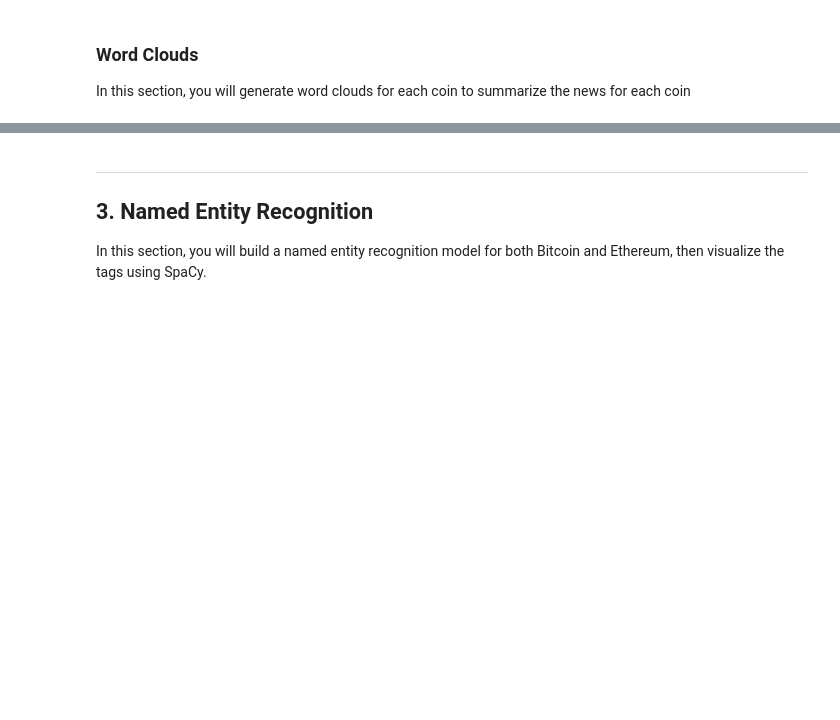
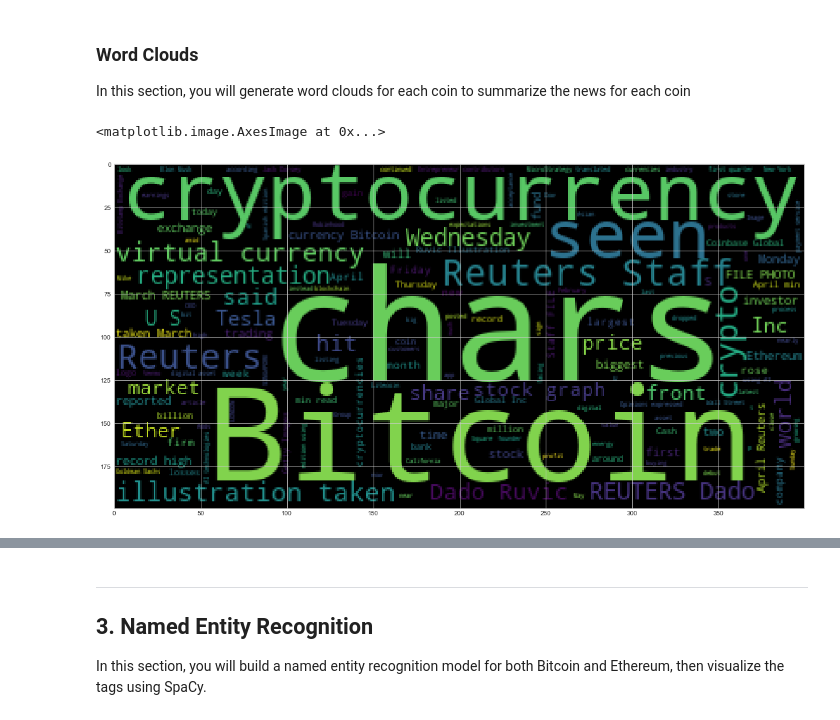
Before and after one commit to JacobJ215/Crypto-Sentiment, a Jupyter notebook: crypto_sentiment.ipynb, the cells around one changed output, grey strips where cells are left out. Cells and saved outputs as stored; diff of their text form; code cells hidden in the pictures; blank space fills up the shorter version.

```diff
--- a/crypto_sentiment.ipynb
+++ b/crypto_sentiment.ipynb
@@ -259,3 +268,8 @@ from nltk import ngrams
 # %%
 # Generate the Bitcoin N-grams where N=2
 # YOUR CODE HERE!
+btc_string = ' '.join(btc_df.Text)
+btc_processed = tokenizer(btc_string)
+btc_bigrams = ngrams(btc_processed, n=2)
+btc_top_10 = dict(Counter(btc_bigrams).most_common(10))
+pd.DataFrame(list(btc_top_10.items()), columns=['bigram', 'count'])
@@ -288,6 +357,11 @@ mpl.rcParams['figure.figsize'] = [20.0, 10.0]
 # %%
 # Generate the Bitcoin word cloud
 # YOUR CODE HERE!
+wc = WordCloud().generate(btc_string)
+plt.imshow(wc)
+# %% [output]
+<matplotlib.image.AxesImage at 0x...>
+[figure, added]
 # %%
 # Generate the Ethereum word cloud
 # YOUR CODE HERE!
```
Also changed, not shown: parts of 8 cells of this notebook.
